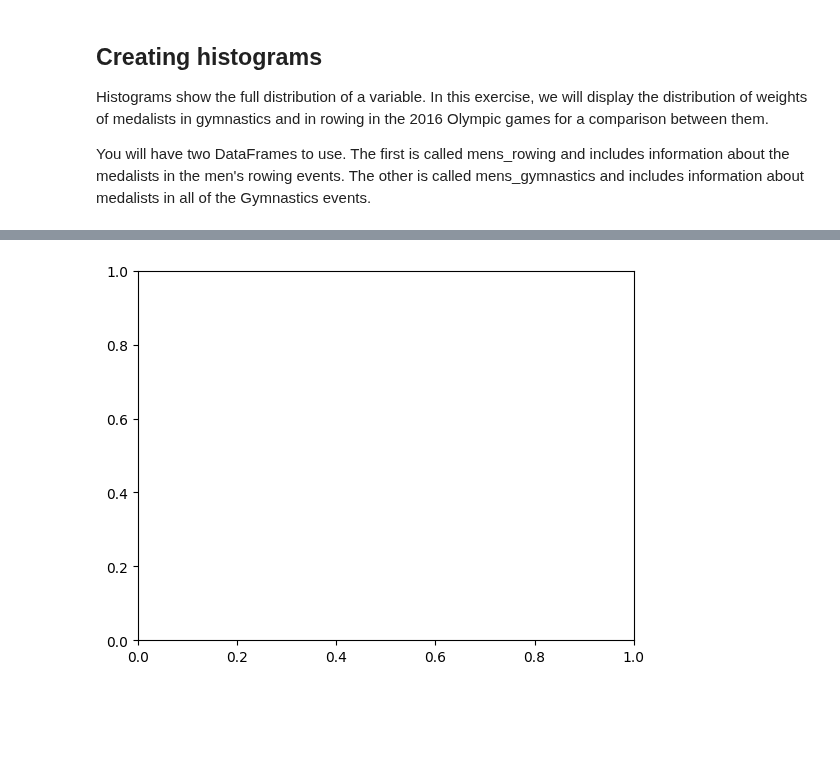
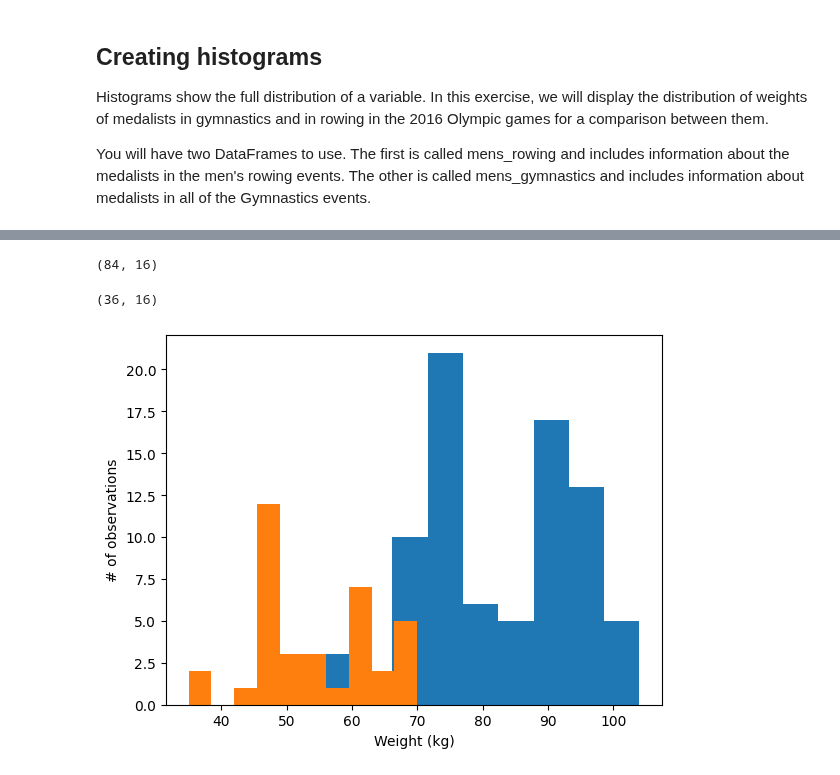
Before and after one commit to Emigbanam/Data-Analysis-Practice, a Jupyter notebook: Data Visualization With Python (Matplotlib).ipynb, the cells around one changed output, grey strips where cells are left out. Drawn from its saved outputs; the diff is of its cells as text; code cells hidden in the pictures; blank space fills up the shorter version.

```diff
--- a/Data Visualization With Python (Matplotlib).ipynb
+++ b/Data Visualization With Python (Matplotlib).ipynb
@@ -443,9 +443,9 @@ Histograms show the full distribution of a variable. In this exercise, we will d
 
 You will have two DataFrames to use. The first is called mens_rowing and includes information about the medalists in the men's rowing events. The other is called mens_gymnastics and includes information about medalists in all of the Gymnastics events.
 # %%
-rowing = pd.read_csv("C:/Users/Emigb/Documents/Data Science/datasets/summer2016.csv")
-rowing = rowing.iloc[:-1930]
-rowing.head()
+#Imprting the complete dataset
+sports = pd.read_csv("C:/Users/Emigb/Documents/Data Science/datasets/summer2016.csv")
+sports.head()
 # %% [output]
 |  | Unnamed: 0 | ID | Name | Sex | Age | Height | Weight | Team | NOC | Games | Year | ... |
 | 0 | 158 | 62 | Giovanni Abagnale | M | 21.0 | 198.0 | 90.0 | Italy | ITA | 2016 Summer | 2016 | ... |
@@ -453,8 +453,30 @@ rowing.head()
 | 2 | 175 | 73 | Luc Abalo | M | 31.0 | 182.0 | 86.0 | France | FRA | 2016 Summer | 2016 | ... |
 | 3 | 450 | 250 | Saeid Morad Abdevali | M | 26.0 | 170.0 | 80.0 | Iran | IRI | 2016 Summer | 2016 | ... |
 | 4 | 794 | 455 | Denis Mikhaylovich Ablyazin | M | 24.0 | 161.0 | 62.0 | Russia | RUS | 2016 Summer | 2016 | ... |
+# %%
+#Subsetting  The "Rowing" DataFrame to fit DataCamp Data
+rowing = sports[sports['Sport'] == 'Rowing']
+rowing = rowing.iloc[:-60]
+rowing.shape
+# %% [output]
+(84, 16)
+# %%
+#Subsetting The "Gymnastics" DataFrame to fit DataCamp Data
+gymnastics = sports[sports['Sport'] == 'Gymnastics']
+gymnastics = gymnastics.iloc[:-30]
+gymnastics.shape
+# %% [output]
+(36, 16)
 # %%
 #1. Use the ax.hist method to add a histogram of the "Weight" column from the mens_rowing DataFrame.
 fig, ax = plt.subplots()
+ax.hist(rowing['Weight'])
+
+#2. Use ax.hist to add a histogram of "Weight" for the mens_gymnastics DataFrame.
+ax.hist(gymnastics['Weight'])
+
+#3. Set the x-axis label to "Weight (kg)" and the y-axis label to "# of observations".
+ax.set_xlabel('Weight (kg)')
+ax.set_ylabel('# of observations');
 # %% [output]
-[figure, old version]
+[figure, new version]
```
Also changed, not shown: parts of 1 cell of this notebook.
